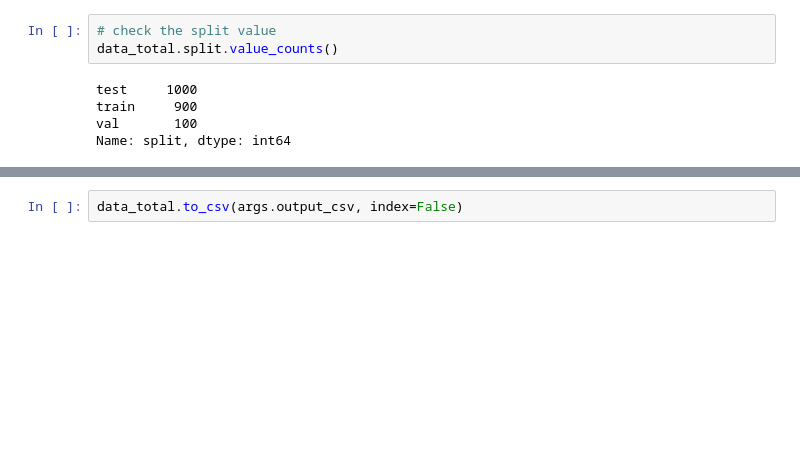
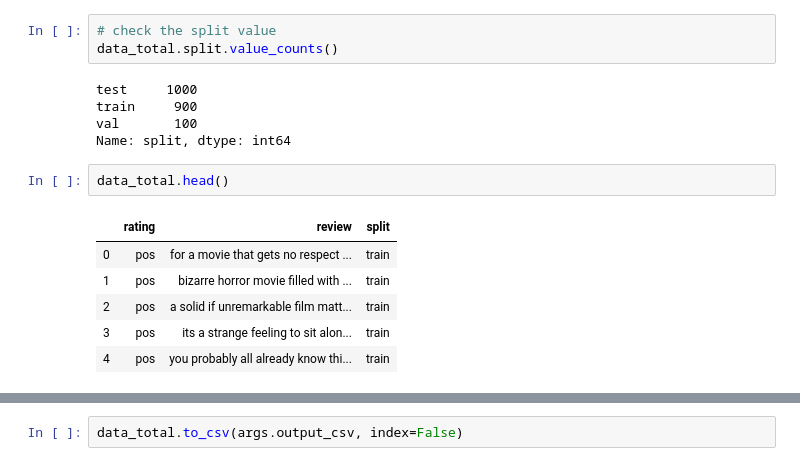
Before and after one commit to elisaoh/imdb-imbalanced, a Jupyter notebook: generate_data.ipynb, the cells around one changed output, grey strips where cells are left out. Drawn from its saved outputs; the diff is of its cells as text; blank space fills up the shorter version.

```diff
--- a/generate_data.ipynb
+++ b/generate_data.ipynb
@@ -60,3 +116,12 @@ test     1000
 train     900
 val       100
 Name: split, dtype: int64
+# %%
+data_total.head()
+# %% [output]
+|  | rating | review | split |
+| 0 | pos | for a movie that gets no respect ... | train |
+| 1 | pos | bizarre horror movie filled with ... | train |
+| 2 | pos | a solid if unremarkable film matt... | train |
+| 3 | pos | its a strange feeling to sit alon... | train |
+| 4 | pos | you probably all already know thi... | train |
```
Also changed, not shown: parts of 13 cells of this notebook, 6 other files.
